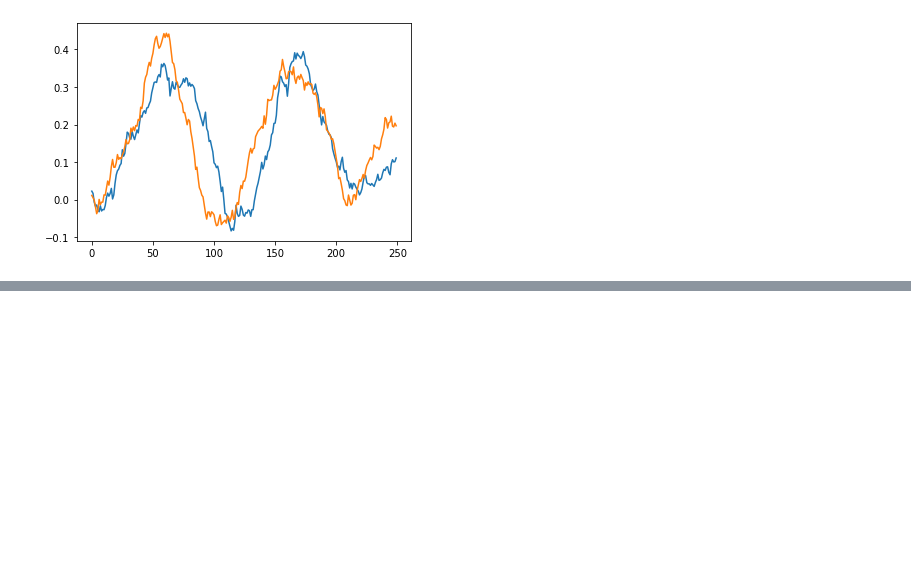
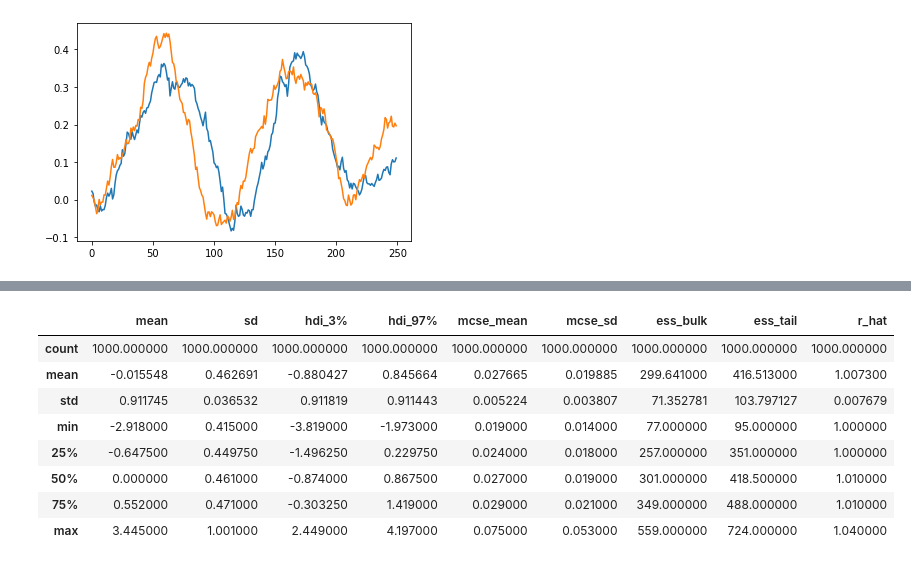
Before and after one commit to the-virtual-brain/tvb-inversion, a Jupyter notebook: notebooks/04_pymc3_inference_uninformative_builders.ipynb, the cells around one changed output, grey strips where cells are left out. Drawn from its saved outputs; the diff is of its cells as text; code cells hidden in the pictures; blank space fills up the shorter version.

```diff
--- a/notebooks/04_pymc3_inference_uninformative_builders.ipynb
+++ b/notebooks/04_pymc3_inference_uninformative_builders.ipynb
@@ -180,2 +226,14 @@ pymc_estimator.inference_summary.loc[["a_model", "a_coupling", "global_noise", "
+# %%
+pymc_estimator.inference_summary.loc[pymc_estimator.inference_summary.index.str.contains("dWt_star")].describe()
+# %% [output]
+|  | mean | sd | hdi_3% | hdi_97% | mcse_mean | mcse_sd | ess_bulk | ess_tail | r_hat |
+| count | 1000.000000 | 1000.000000 | 1000.000000 | 1000.000000 | 1000.000000 | 1000.000000 | 1000.000000 | 1000.000000 | 1000.000000 |
+| mean | -0.015548 | 0.462691 | -0.880427 | 0.845664 | 0.027665 | 0.019885 | 299.641000 | 416.513000 | 1.007300 |
+| std | 0.911745 | 0.036532 | 0.911819 | 0.911443 | 0.005224 | 0.003807 | 71.352781 | 103.797127 | 0.007679 |
+| min | -2.918000 | 0.415000 | -3.819000 | -1.973000 | 0.019000 | 0.014000 | 77.000000 | 95.000000 | 1.000000 |
+| 25% | -0.647500 | 0.449750 | -1.496250 | 0.229750 | 0.024000 | 0.018000 | 257.000000 | 351.000000 | 1.000000 |
+| 50% | 0.000000 | 0.461000 | -0.874000 | 0.867500 | 0.027000 | 0.019000 | 301.000000 | 418.500000 | 1.010000 |
+| 75% | 0.552000 | 0.471000 | -0.303250 | 1.419000 | 0.029000 | 0.021000 | 349.000000 | 488.000000 | 1.010000 |
+| max | 3.445000 | 1.001000 | 2.449000 | 4.197000 | 0.075000 | 0.053000 | 559.000000 | 724.000000 | 1.040000 |
 # %%
 pymc_estimator.inference_data.to_netcdf(filename="pymc3_data/test1.nc", compress=False)
```
Also changed, not shown: parts of 11 cells of this notebook, 2 other files.
